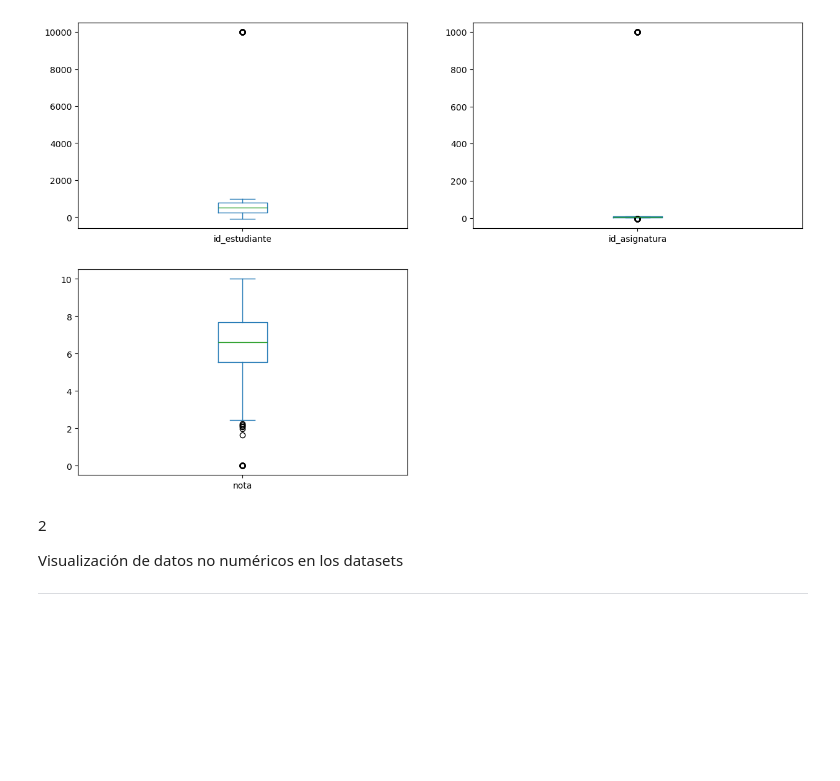
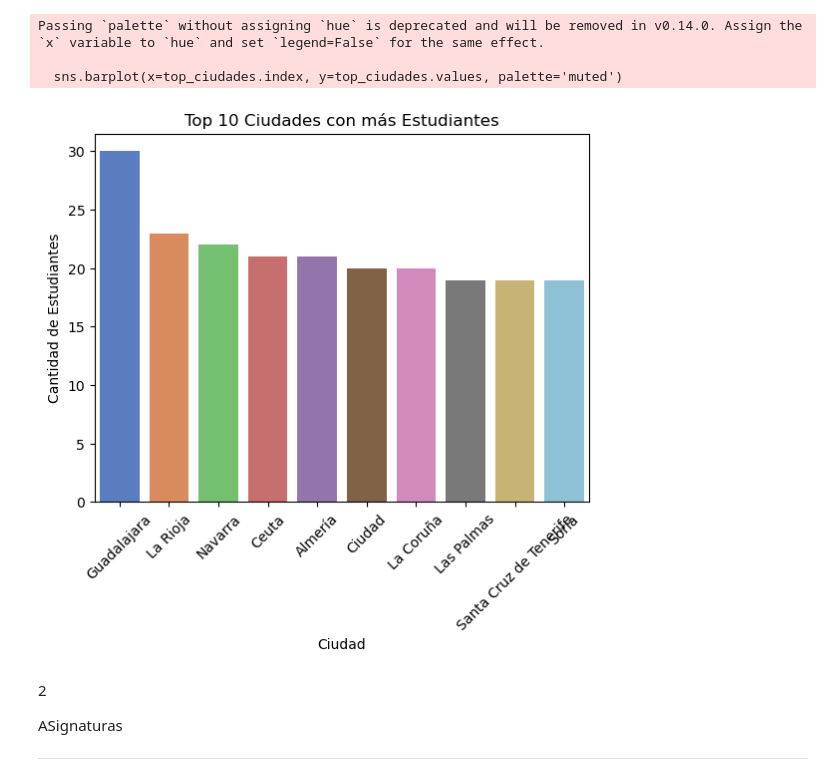
Before and after one commit to ManelDiaz/Reto_Analisis, a Jupyter notebook: 4_VISUALIZADOR/vistas.ipynb, the cells around one changed output. Cells and saved outputs as stored; diff of their text form; code cells hidden in the pictures; blank space fills up the shorter version.

```diff
--- a/4_VISUALIZADOR/vistas.ipynb
+++ b/4_VISUALIZADOR/vistas.ipynb
@@ -24,11 +34,19 @@ plt.show()
 # %%
-df_not.plot(kind='box', subplots=True, layout=(6,2), sharex=False,sharey=False, figsize=(15,30))
+top_ciudades = df_est['ciudad'].value_counts().nlargest(10)
+sns.barplot(x=top_ciudades.index, y=top_ciudades.values, palette='muted')
+plt.title('Top 10 Ciudades con más Estudiantes')
+plt.xticks(rotation=45)
+plt.xlabel('Ciudad')
+plt.ylabel('Cantidad de Estudiantes')
 plt.show()
 # %% [output]
+Passing `palette` without assigning `hue` is deprecated and will be removed in v0.14.0. Assign the `x` variable to `hue` and set `legend=False` for the same effect.
+
+  sns.barplot(x=top_ciudades.index, y=top_ciudades.values, palette='muted')
-[figure, old version]
+[figure, new version]
 # %% [markdown]
 2
 
-Visualización de datos no numéricos en los datasets
+ASignaturas
 _______________________________________________________________________________
 # %%
```
Also changed, not shown: parts of 10 cells of this notebook, 5 other files.
